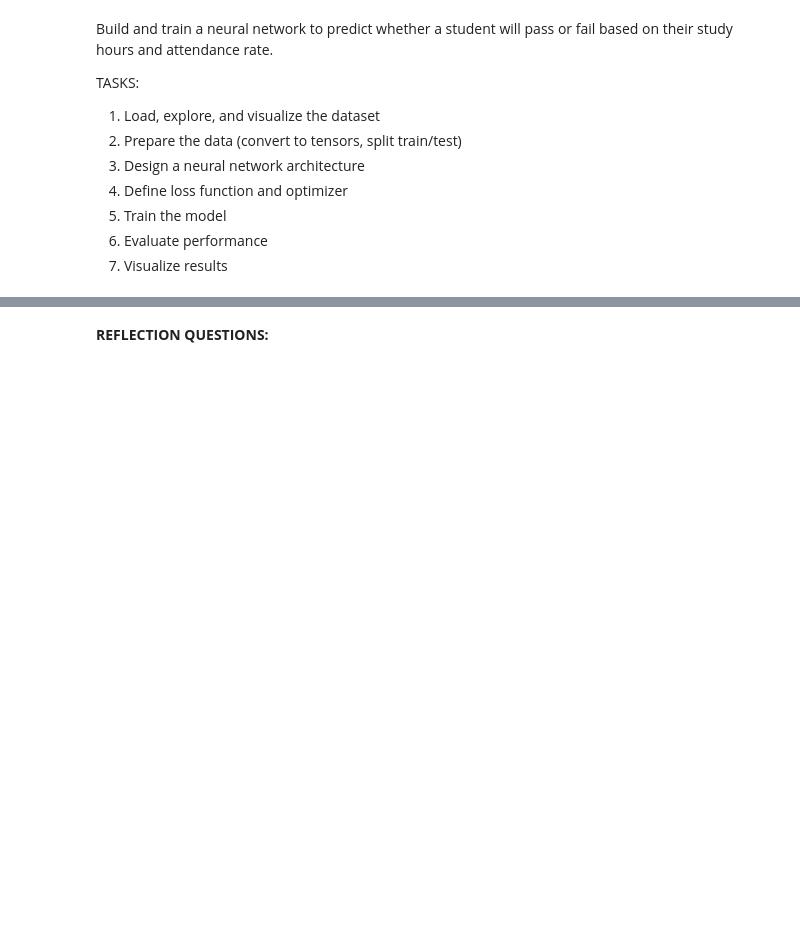
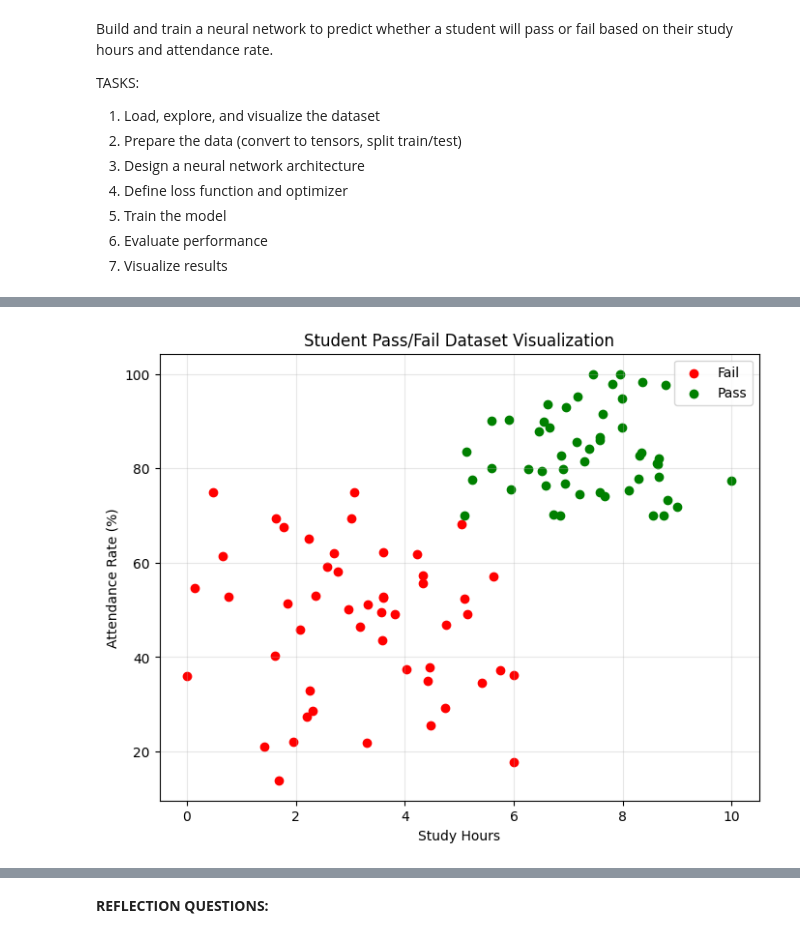
Before and after one commit to bbeecue/csc173_activity02_belvis, a Jupyter notebook: CSC173_Activity02_Belvis_Febe.ipynb, the cells around one changed output, grey strips where cells are left out. Drawn from its saved outputs; the diff is of its cells as text; code cells hidden in the pictures; blank space fills up the shorter version.

Commit message:
Task 1: Load and Visualize Data

```diff
--- a/CSC173_Activity02_Belvis_Febe.ipynb
+++ b/CSC173_Activity02_Belvis_Febe.ipynb
@@ -354,2 +356,5 @@ TASKS:
 # %%
 # TASK 1: Load, explore, and visualize the dataset
+
+X, y, df = generate_pass_fail_dataset(n_samples=100, random_state=42)
+df.describe()
@@ -355,0 +371,23 @@ TASKS:
+# %%
+# Visualize custom dataset using scatterplot
+
+plt.figure(figsize=(8,6))
+plt.scatter(
+    df.loc[df['label'] == 0, 'study_hours'],
+    df.loc[df['label'] == 0, 'attendance_rate'],
+    color='red', label='Fail'
+)
+plt.scatter(
+    df.loc[df['label'] == 1, 'study_hours'],
+    df.loc[df['label'] == 1, 'attendance_rate'],
+    color='green', label='Pass'
+)
+
+plt.title('Student Pass/Fail Dataset Visualization')
+plt.xlabel('Study Hours')
+plt.ylabel('Attendance Rate (%)')
+plt.legend()
+plt.grid(alpha=0.3)
+plt.show()
+# %% [output]
+[figure, added]
```
Also changed, not shown: parts of 3 cells of this notebook.
